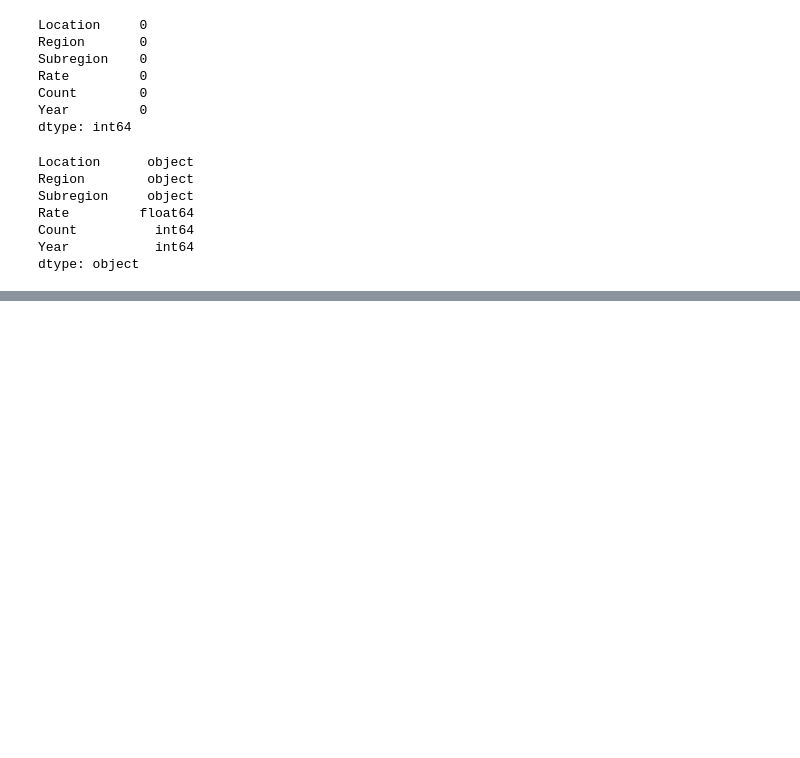
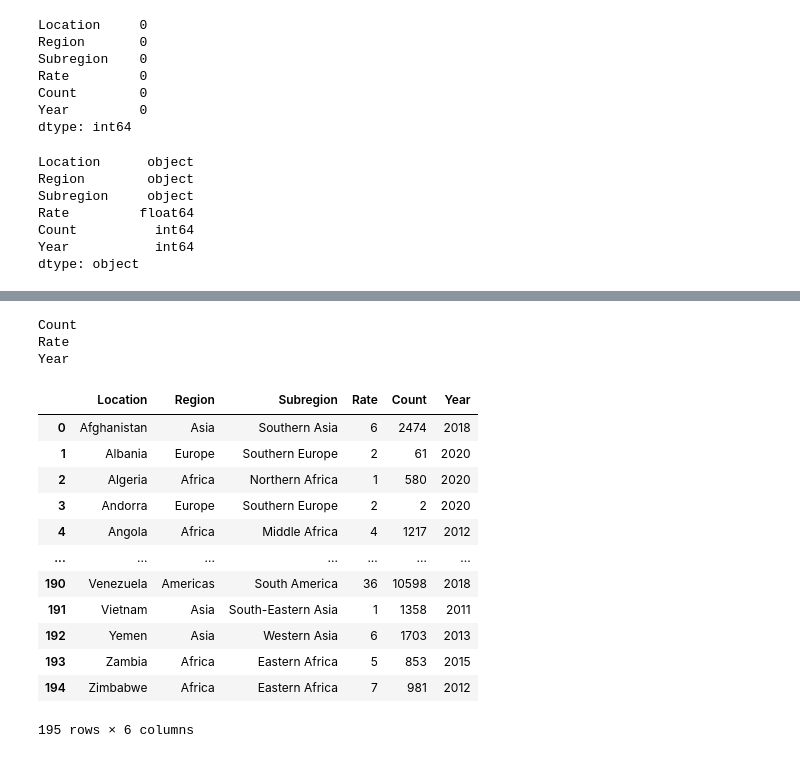
Before and after one commit to Calueto00/dados-homicidios, a Jupyter notebook: homicidios.ipynb, the cells around one changed output, grey strips where cells are left out. Drawn from its saved outputs; the diff is of its cells as text; code cells hidden in the pictures; blank space fills up the shorter version.

```diff
--- a/homicidios.ipynb
+++ b/homicidios.ipynb
@@ -60 +60,26 @@ Year          int64
 dtype: object
+# %%
+my_list = ['Count','Rate','Year']
+for i in my_list:
+    print(i)
+    df[i] = df[i].astype(int)
+# %% [output]
+Count
+Rate
+Year
+# %%
+df
+# %% [output]
+|  | Location | Region | Subregion | Rate | Count | Year |
+| 0 | Afghanistan | Asia | Southern Asia | 6 | 2474 | 2018 |
+| 1 | Albania | Europe | Southern Europe | 2 | 61 | 2020 |
+| 2 | Algeria | Africa | Northern Africa | 1 | 580 | 2020 |
+| 3 | Andorra | Europe | Southern Europe | 2 | 2 | 2020 |
+| 4 | Angola | Africa | Middle Africa | 4 | 1217 | 2012 |
+| ... | ... | ... | ... | ... | ... | ... |
+| 190 | Venezuela | Americas | South America | 36 | 10598 | 2018 |
+| 191 | Vietnam | Asia | South-Eastern Asia | 1 | 1358 | 2011 |
+| 192 | Yemen | Asia | Western Asia | 6 | 1703 | 2013 |
+| 193 | Zambia | Africa | Eastern Africa | 5 | 853 | 2015 |
+| 194 | Zimbabwe | Africa | Eastern Africa | 7 | 981 | 2012 |
+195 rows × 6 columns
```
Also changed, not shown: parts of 4 cells of this notebook.
